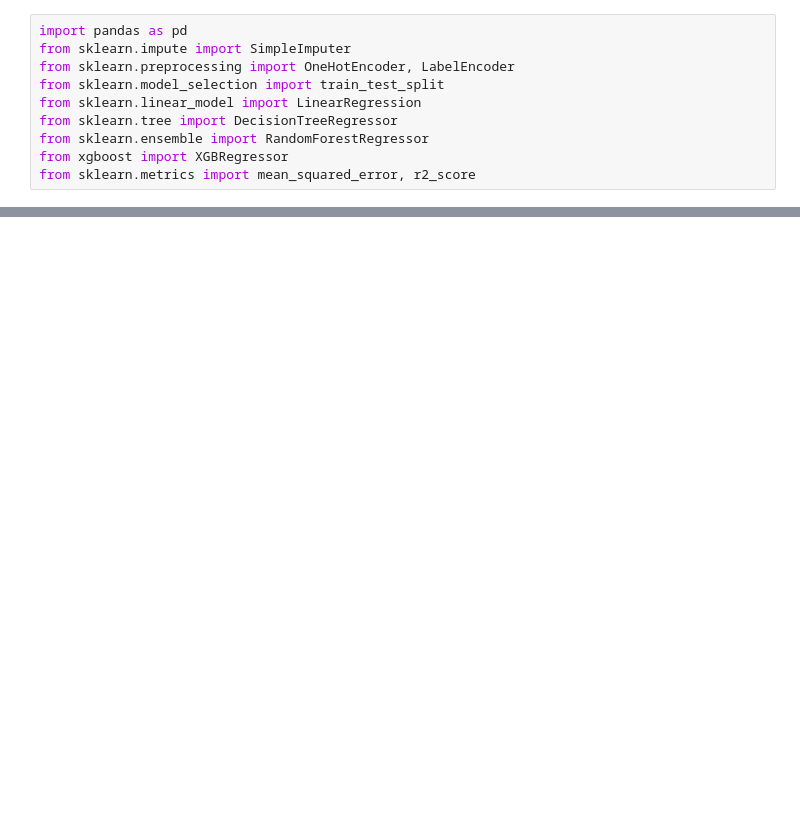
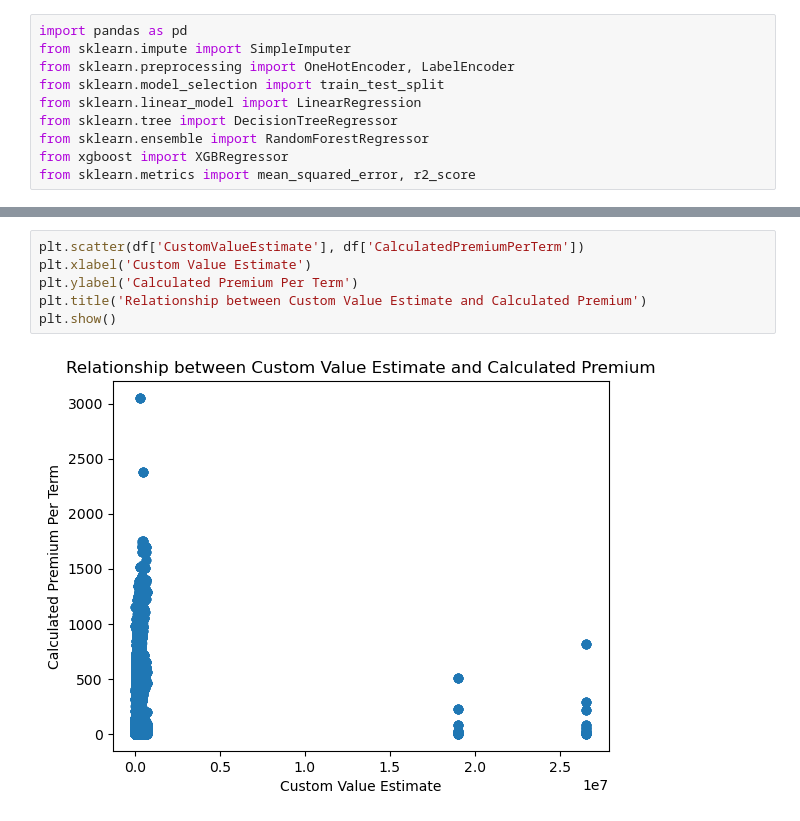
Before and after one commit to jodahe1/ACIS, a Jupyter notebook: Task-4/StasticalModeling.ipynb, the cells around one changed output, grey strips where cells are left out. Saved outputs shown, nothing was run; the diff lists cells and outputs as text; blank space fills up the shorter version.

```diff
--- a/Task-4/StasticalModeling.ipynb
+++ b/Task-4/StasticalModeling.ipynb
@@ -22,0 +70,8 @@ data[['TransactionMonth', 'Citizenship', 'LegalType', 'Title', 'Language', 'Bank
+# %%
+plt.scatter(df['CustomValueEstimate'], df['CalculatedPremiumPerTerm'])
+plt.xlabel('Custom Value Estimate')
+plt.ylabel('Calculated Premium Per Term')
+plt.title('Relationship between Custom Value Estimate and Calculated Premium')
+plt.show()
+# %% [output]
+[figure, added]
```
Also changed, not shown: parts of 18 cells of this notebook.
